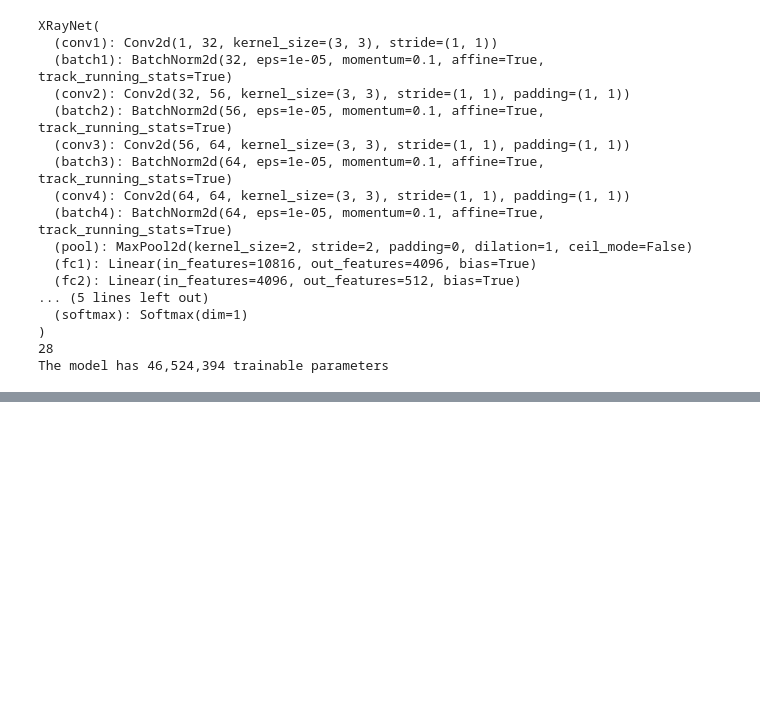
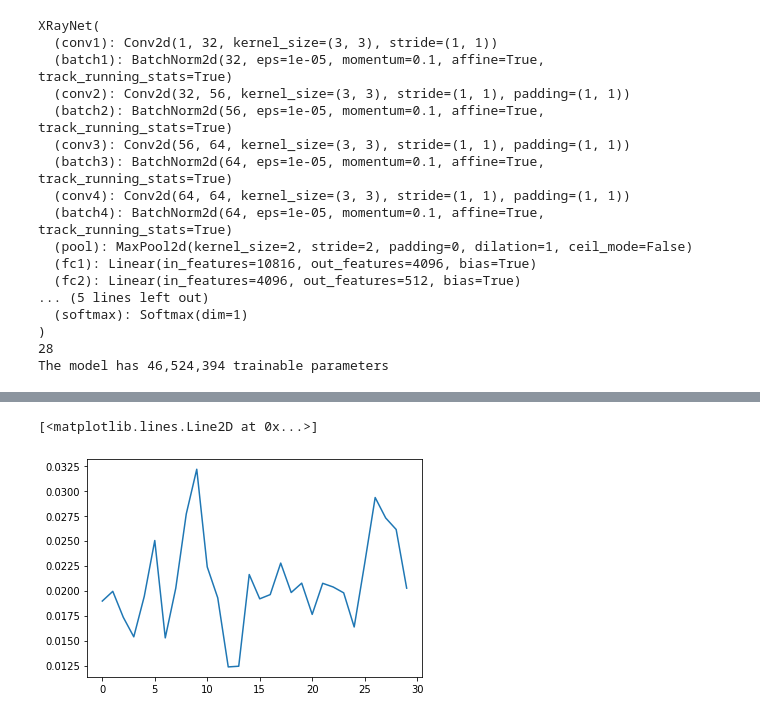
Before and after one commit to Akshayakayy/COVID19_X-rays, a Jupyter notebook: covid.ipynb, the cells around one changed output, grey strips where cells are left out. Cells and saved outputs as stored; diff of their text form; code cells hidden in the pictures; blank space fills up the shorter version.

```diff
--- a/covid.ipynb
+++ b/covid.ipynb
@@ -412,3 +407,8 @@ KeyboardInterrupt:
+# %%
+plt.plot(list(range(n_epoch)), val_losses)
+# %% [output]
+[<matplotlib.lines.Line2D at 0x...>]
+[figure, added]
 # %%
 #Loading best model
 
```
Also changed, not shown: parts of 7 cells of this notebook.
